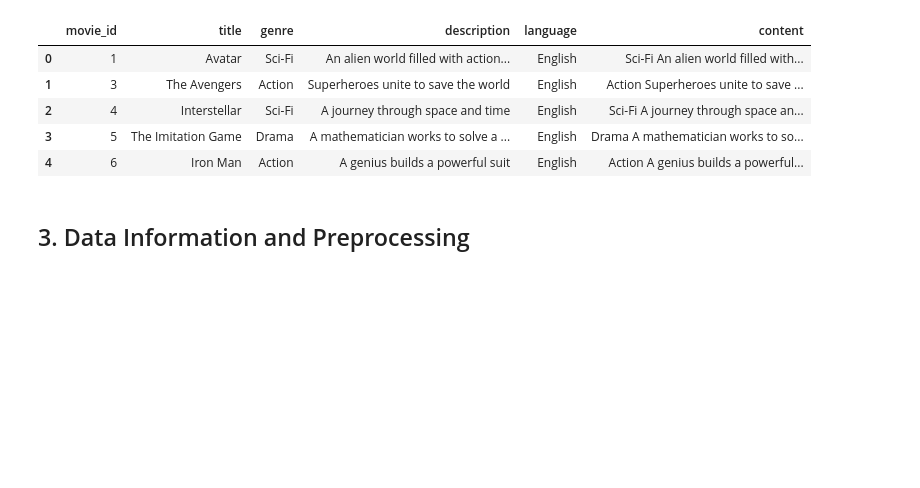
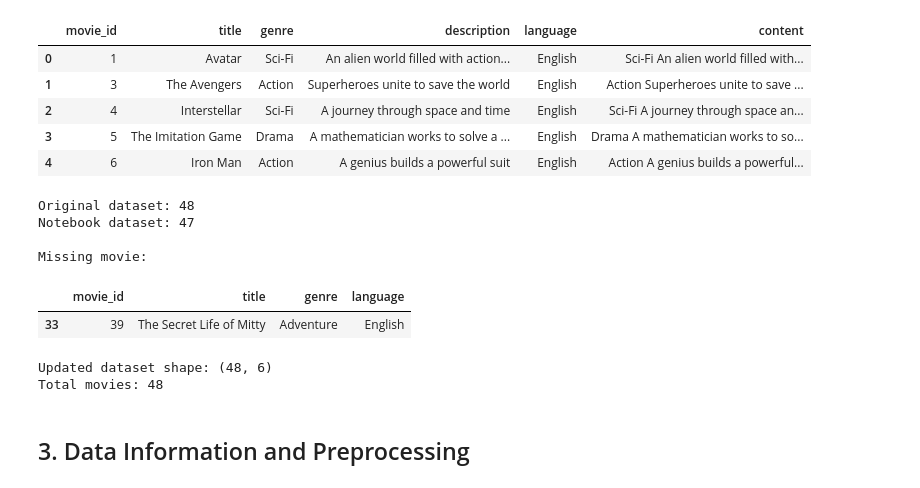
Before and after one commit to ranikajale706-art/Movie-Recommendation-System, a Jupyter notebook: Notebook/Movie_Recommendation_ML.ipynb, the cells around one changed output. Drawn from its saved outputs; the diff is of its cells as text; code cells hidden in the pictures; blank space fills up the shorter version.

```diff
--- a/Notebook/Movie_Recommendation_ML.ipynb
+++ b/Notebook/Movie_Recommendation_ML.ipynb
@@ -30,6 +30,56 @@ Dataset shape: (47, 6)
 | 2 | 4 | Interstellar | Sci-Fi | A journey through space and time | English | Sci-Fi A journey through space an... |
 | 3 | 5 | The Imitation Game | Drama | A mathematician works to solve a ... | English | Drama A mathematician works to so... |
 | 4 | 6 | Iron Man | Action | A genius builds a powerful suit | English | Action A genius builds a powerful... |
+# %%
+import pandas as pd
+
+original_df = pd.read_csv("../movies.csv")
+df = pd.read_csv("../Dataset/selected_movies.csv")
+
+print("Original dataset:", len(original_df))
+print("Notebook dataset:", len(df))
+
+missing_movies = original_df[
+    ~original_df["title"].isin(df["title"])
+]
+
+print("\nMissing movie:")
+display(missing_movies[["movie_id", "title", "genre", "language"]])
+# %% [output]
+Original dataset: 48
+Notebook dataset: 47
+
+Missing movie:
+|  | movie_id | title | genre | language |
+| 33 | 39 | The Secret Life of Mitty | Adventure | English |
+# %%
+# Find the missing movie
+missing_rows = original_df[
+    ~original_df["title"].isin(df["title"])
+].copy()
+
+# Create the ML content feature
+missing_rows["content"] = (
+    missing_rows["genre"].fillna("") + " " +
+    missing_rows["description"].fillna("")
+)
+
+# Select the same columns as the notebook dataset
+missing_rows = missing_rows[
+    ["movie_id", "title", "genre", "description", "language", "content"]
+]
+
+# Add the missing movie
+df = pd.concat([df, missing_rows], ignore_index=True)
+
+# Save the updated dataset
+df.to_csv("../Dataset/selected_movies.csv", index=False)
+
+print("Updated dataset shape:", df.shape)
+print("Total movies:", len(df))
+# %% [output]
+Updated dataset shape: (48, 6)
+Total movies: 48
 # %% [markdown]
 ## 3. Data Information and Preprocessing
 # %%
```
Also changed, not shown: parts of 8 cells of this notebook, 4 other files.
